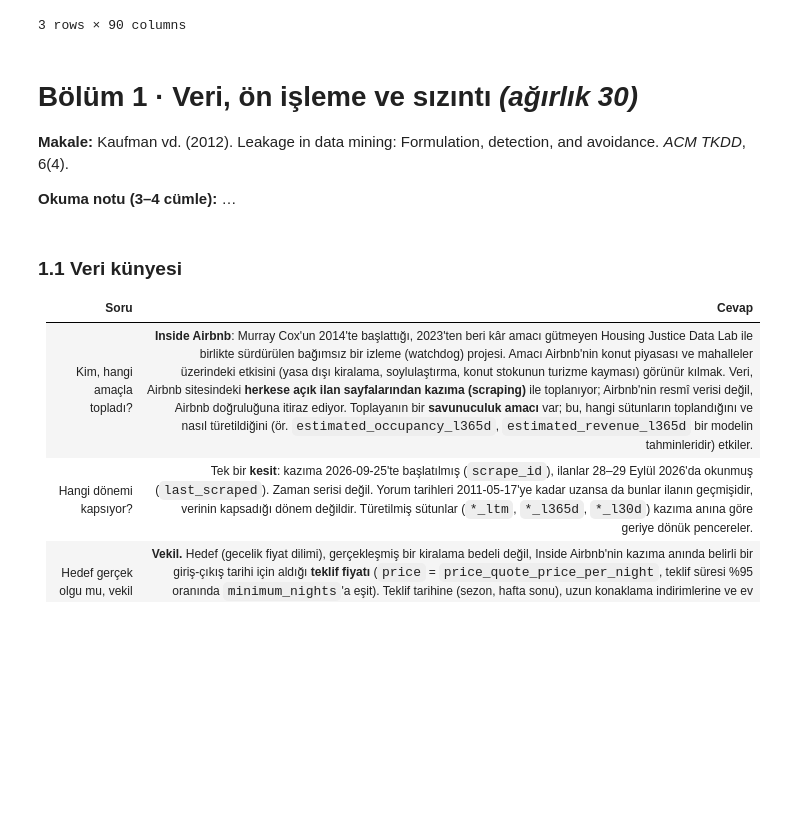
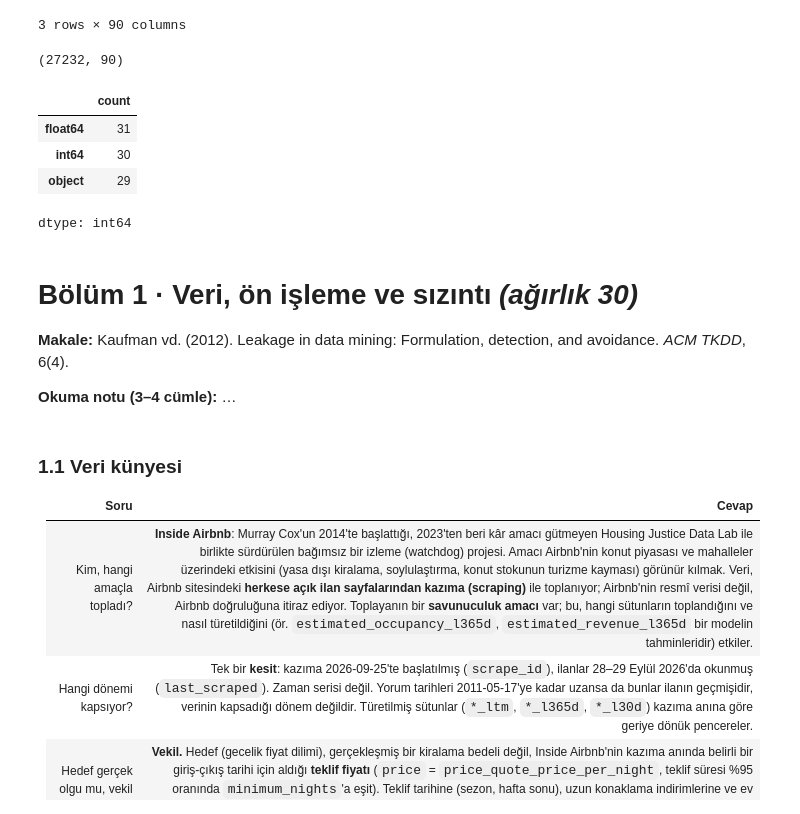
Before and after one commit to barisaykent-spec/Veri_Muh_Proje1, a Jupyter notebook: calisma/baris/BIL545_Proje1.ipynb, the cells around one changed output. Saved outputs shown, nothing was run; the diff lists cells and outputs as text; code cells hidden in the pictures; blank space fills up the shorter version.

```diff
--- a/calisma/baris/BIL545_Proje1.ipynb
+++ b/calisma/baris/BIL545_Proje1.ipynb
@@ -61,6 +61,18 @@ Anlık görüntü: 2026-09-25 | boyut: (27232, 90)
 | 1 | 34177 | https://www.airbnb.com/rooms/34177 | 20260925130056 | 2026-09-28 | previous scrape | PETIT HOUSE | My petit house is located in the ... | NaN | ... |
 | 2 | 42835 | https://www.airbnb.com/rooms/42835 | 20260925130056 | 2026-09-28 | previous scrape | Cozy apartment in the heart of Is... | Welcome to our cozy 2-bedroom apa... | NaN | ... |
 3 rows × 90 columns
+# %%
+df.shape
+# %% [output]
+(27232, 90)
+# %%
+df.dtypes.value_counts()
+# %% [output]
+|  | count |
+| float64 | 31 |
+| int64 | 30 |
+| object | 29 |
+dtype: int64
 # %% [markdown]
 # Bölüm 1 · Veri, ön işleme ve sızıntı *(ağırlık 30)*
 **Makale:** Kaufman vd. (2012). Leakage in data mining: Formulation, detection, and avoidance. *ACM TKDD*, 6(4).
```
Also changed, not shown: parts of 1 cell of this notebook.
